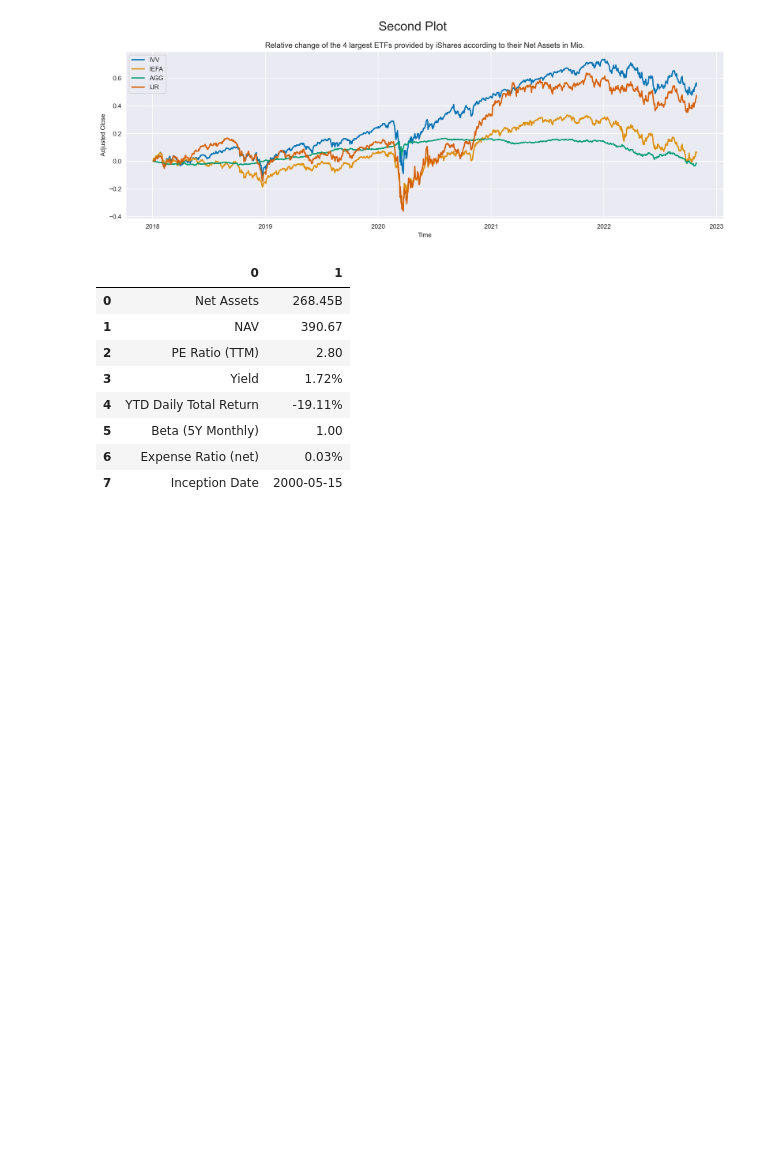
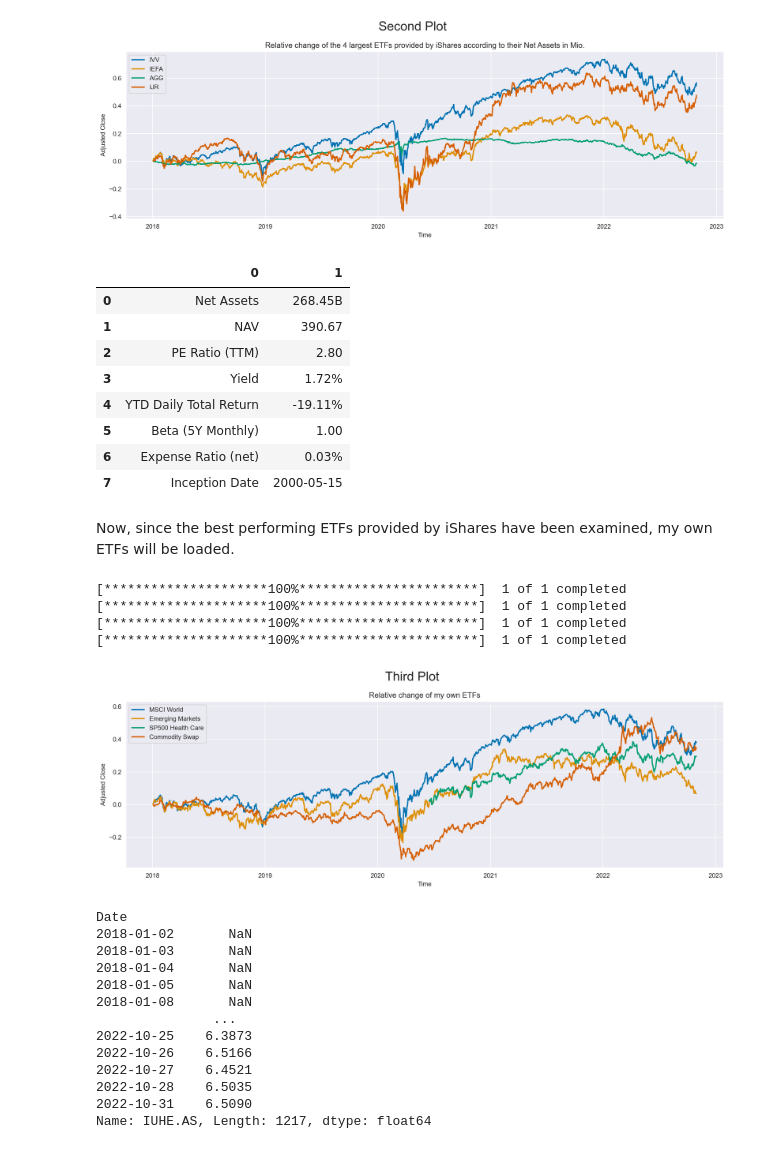
Before and after one commit to Ankru98/finengin, a Jupyter notebook: Code_Jupiter.ipynb, the cells around one changed output. Drawn from its saved outputs; the diff is of its cells as text; code cells hidden in the pictures; blank space fills up the shorter version.

```diff
--- a/Code_Jupiter.ipynb
+++ b/Code_Jupiter.ipynb
@@ -175,3 +175,65 @@ display(ivv_ticker.major_holders)
 | 5 | Beta (5Y Monthly) | 1.00 |
 | 6 | Expense Ratio (net) | 0.03% |
 | 7 | Inception Date | 2000-05-15 |
+# %% [markdown]
+Now, since the best performing ETFs provided by iShares have been examined, my own ETFs will be loaded.
+# %%
+start = datetime.datetime(2018,1,1)
+end = datetime.datetime.today()
+
+antons_ticker = ['URTH', 'AEEM.PA', 'IUHE.AS', 'ICOM.L']
+antons_data = pd.DataFrame(columns=antons_ticker)
+
+for i in antons_ticker:
+    antons_data[i] = yf.download(i, start, end)['Adj Close']
+    antons_data.fillna(0.0000)
+# %% [output]
+[*********************100%***********************]  1 of 1 completed
+[*********************100%***********************]  1 of 1 completed
+[*********************100%***********************]  1 of 1 completed
+[*********************100%***********************]  1 of 1 completed
+# %%
+world_rel = antons_data['URTH'].pct_change().cumsum()
+em_rel = antons_data['AEEM.PA'].pct_change().cumsum()
+sp500_hc_rel = antons_data['IUHE.AS'].pct_change().cumsum()
+comm_swap_rel = antons_data['ICOM.L'].pct_change().cumsum()
+
+# plot the relative change of my own assets
+sns.set_style('darkgrid')
+sns.set_palette('colorblind')
+
+fig, ax = plt.subplots(figsize=(14,5), dpi=200)
+
+ax.plot(world_rel, label="MSCI World", lw=2)
+ax.plot(em_rel, label="Emerging Markets", lw=2)
+ax.plot(sp500_hc_rel, label="SP500 Health Care",lw=2)
+ax.plot(comm_swap_rel, label="Commodity Swap",lw=2)
+
+ax.set_xlabel('Time')
+ax.set_ylabel('Adjusted Close')
+ax.set_title('Relative change of my own ETFs')
+fig.suptitle('Third Plot', fontsize=20)
+
+ax.xaxis.set_major_locator(dates.YearLocator())
+ax.xaxis.set_major_formatter(dates.DateFormatter("%Y"))
+ax.tick_params(axis="x", which="major",rotation=0, pad=5)
+
+
+plt.tight_layout()
+plt.legend()
+plt.show();
+# %% [output]
+[figure, added]
+Date
+2018-01-02       NaN
+2018-01-03       NaN
+2018-01-04       NaN
+2018-01-05       NaN
+2018-01-08       NaN
+               ...
+2022-10-25    6.3873
+2022-10-26    6.5166
+2022-10-27    6.4521
+2022-10-28    6.5035
+2022-10-31    6.5090
+Name: IUHE.AS, Length: 1217, dtype: float64
```
Also changed, not shown: parts of 9 cells of this notebook.
